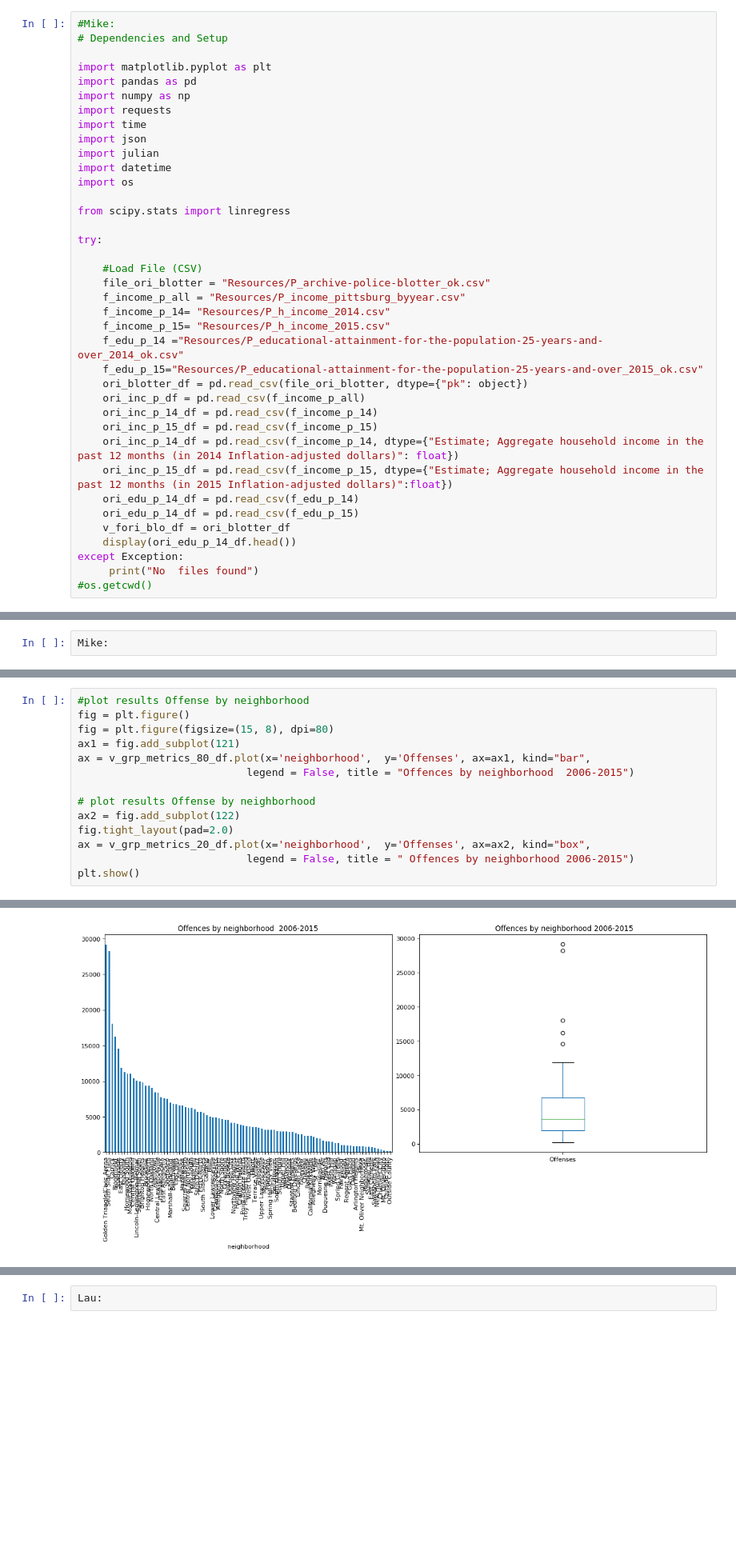
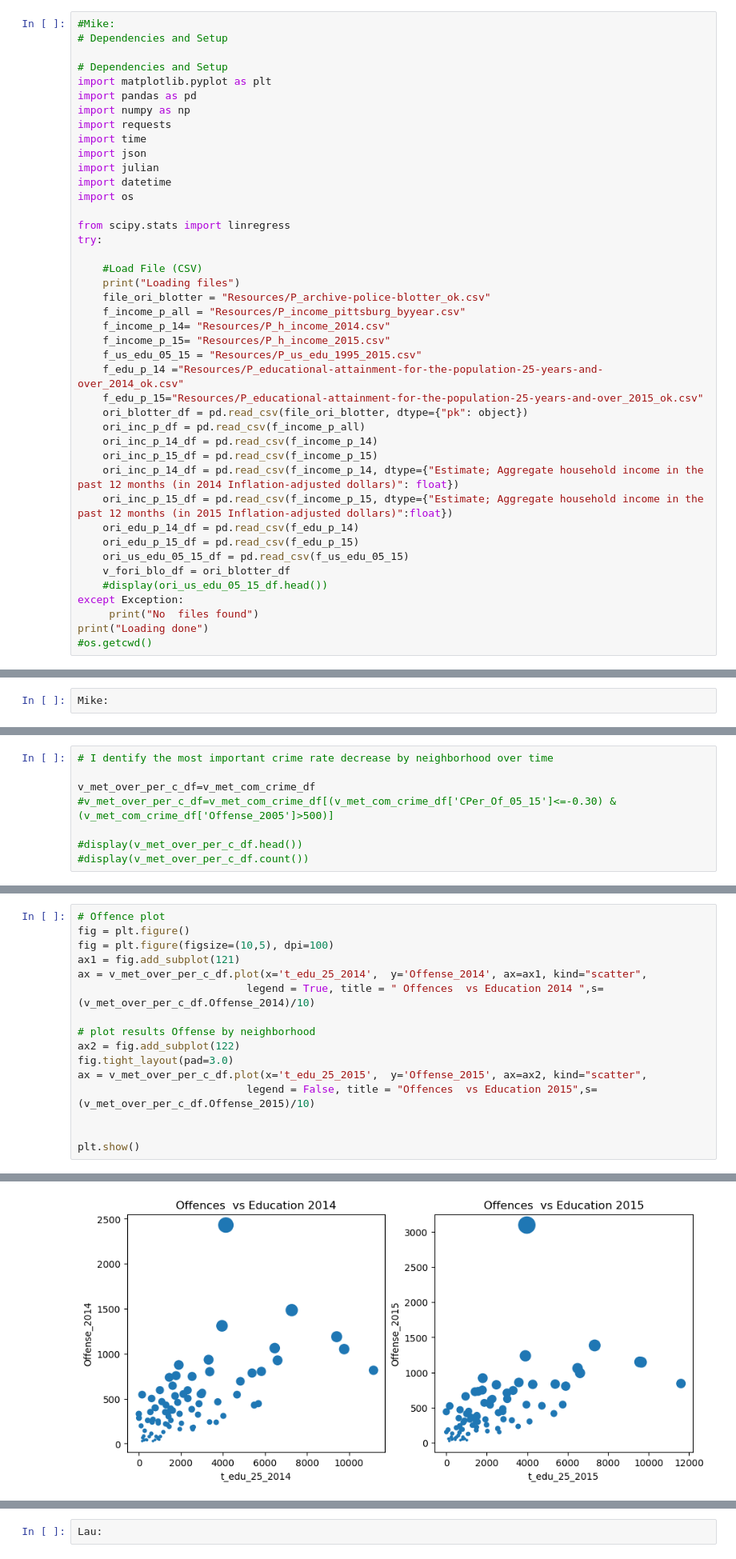
Before and after one commit to palolo02/Project1, a Jupyter notebook: Crime in US.ipynb, the cells around one changed output, grey strips where cells are left out. Shown: that part at 80% size. Saved outputs shown, nothing was run; the diff lists cells and outputs as text; blank space fills up the shorter version.

```diff
--- a/Crime in US.ipynb
+++ b/Crime in US.ipynb
@@ -166,6 +166,7 @@ Loading typeDF
 #Mike:
 # Dependencies and Setup
 
+# Dependencies and Setup
 import matplotlib.pyplot as plt
 import pandas as pd
 import numpy as np
@@ -177,14 +178,15 @@ import datetime
 import os
 
 from scipy.stats import linregress
-
 try:
 
     #Load File (CSV)
+    print("Loading files")
     file_ori_blotter = "Resources/P_archive-police-blotter_ok.csv"
     f_income_p_all = "Resources/P_income_pittsburg_byyear.csv"
     f_income_p_14= "Resources/P_h_income_2014.csv"
     f_income_p_15= "Resources/P_h_income_2015.csv"
+    f_us_edu_05_15 = "Resources/P_us_edu_1995_2015.csv"
     f_edu_p_14 ="Resources/P_educational-attainment-for-the-population-25-years-and-over_2014_ok.csv"
     f_edu_p_15="Resources/P_educational-attainment-for-the-population-25-years-and-over_2015_ok.csv"
     ori_blotter_df = pd.read_csv(file_ori_blotter, dtype={"pk": object})
@@ -194,10 +196,12 @@ try:
     ori_inc_p_14_df = pd.read_csv(f_income_p_14, dtype={"Estimate; Aggregate household income in the past 12 months (in 2014 Inflation-adjusted dollars)": float})
     ori_inc_p_15_df = pd.read_csv(f_income_p_15, dtype={"Estimate; Aggregate household income in the past 12 months (in 2015 Inflation-adjusted dollars)":float})
     ori_edu_p_14_df = pd.read_csv(f_edu_p_14)
-    ori_edu_p_14_df = pd.read_csv(f_edu_p_15)
+    ori_edu_p_15_df = pd.read_csv(f_edu_p_15)
+    ori_us_edu_05_15_df = pd.read_csv(f_us_edu_05_15)
     v_fori_blo_df = ori_blotter_df
-    display(ori_edu_p_14_df.head())
+    #display(ori_us_edu_05_15_df.head())
 except Exception:
      print("No  files found")
+print("Loading done")
 #os.getcwd()
 # %% [output]
@@ -732,0 +937,8 @@ v_grp_metrics_df.sort_values(by=['year'], inplace=True)
+# %%
+# I dentify the most important crime rate decrease by neighborhood over time
+
+v_met_over_per_c_df=v_met_com_crime_df
+#v_met_over_per_c_df=v_met_com_crime_df[(v_met_com_crime_df['CPer_Of_05_15']<=-0.30) & (v_met_com_crime_df['Offense_2005']>500)]
+
+#display(v_met_over_per_c_df.head())
+#display(v_met_over_per_c_df.count())
@@ -800,17 +994,19 @@ v_grp_metrics_20_df=v_grp_met_nec_df
 # %%
-#plot results Offense by neighborhood
+# Offence plot
 fig = plt.figure()
-fig = plt.figure(figsize=(15, 8), dpi=80)
+fig = plt.figure(figsize=(10,5), dpi=100)
 ax1 = fig.add_subplot(121)
-ax = v_grp_metrics_80_df.plot(x='neighborhood',  y='Offenses', ax=ax1, kind="bar",
-                           legend = False, title = "Offences by neighborhood  2006-2015")
+ax = v_met_over_per_c_df.plot(x='t_edu_25_2014',  y='Offense_2014', ax=ax1, kind="scatter",
+                           legend = True, title = " Offences  vs Education 2014 ",s=(v_met_over_per_c_df.Offense_2014)/10)
 
 # plot results Offense by neighborhood
 ax2 = fig.add_subplot(122)
-fig.tight_layout(pad=2.0)
-ax = v_grp_metrics_20_df.plot(x='neighborhood',  y='Offenses', ax=ax2, kind="box",
-                           legend = False, title = " Offences by neighborhood 2006-2015")
+fig.tight_layout(pad=3.0)
+ax = v_met_over_per_c_df.plot(x='t_edu_25_2015',  y='Offense_2015', ax=ax2, kind="scatter",
+                           legend = False, title = "Offences  vs Education 2015",s=(v_met_over_per_c_df.Offense_2015)/10)
+
+
 plt.show()
 # %% [output]
 <Figure size 432x288 with 0 Axes>
-[figure, old version]
+[figure, new version]
```
Also changed, not shown: parts of 30 cells of this notebook, 1 other file.
